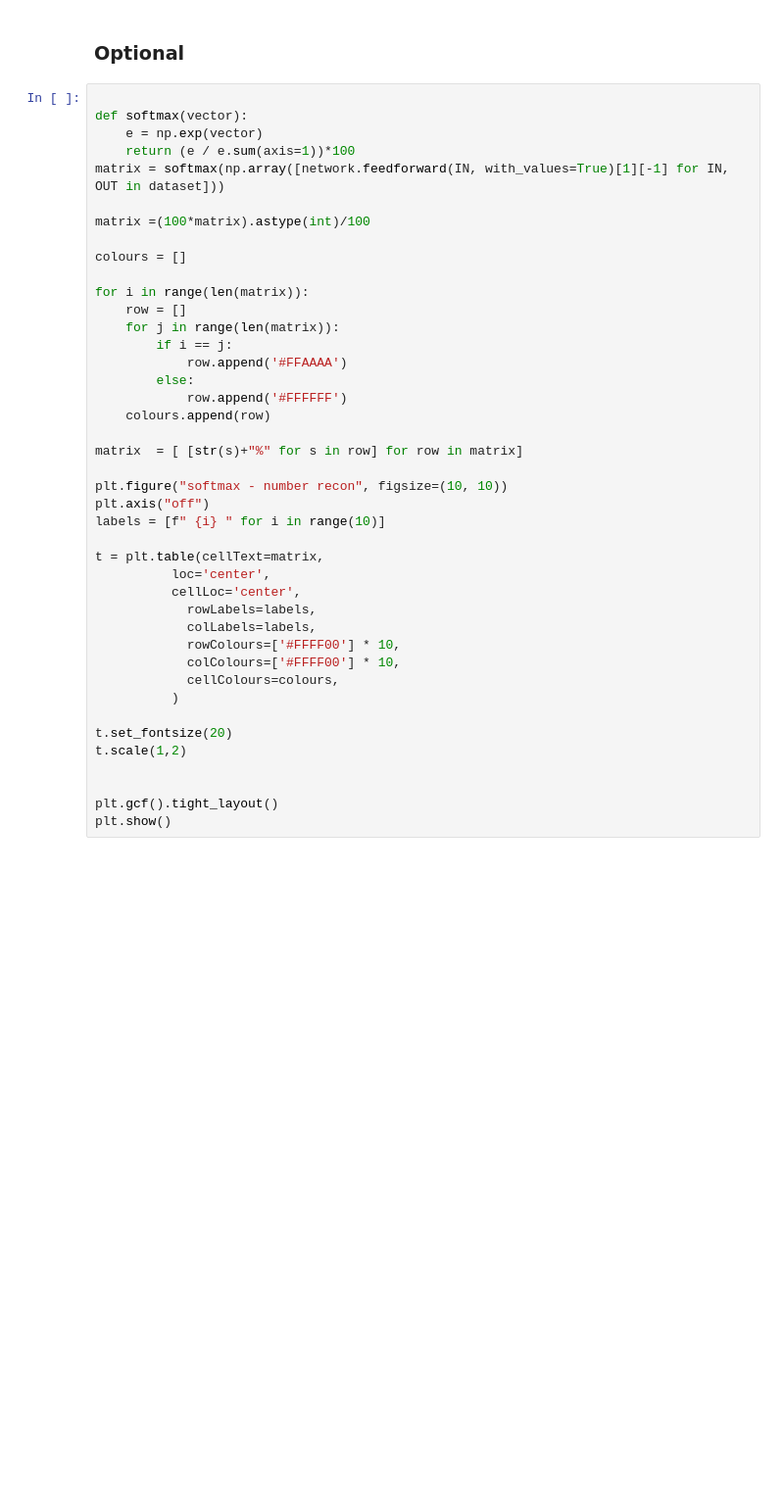
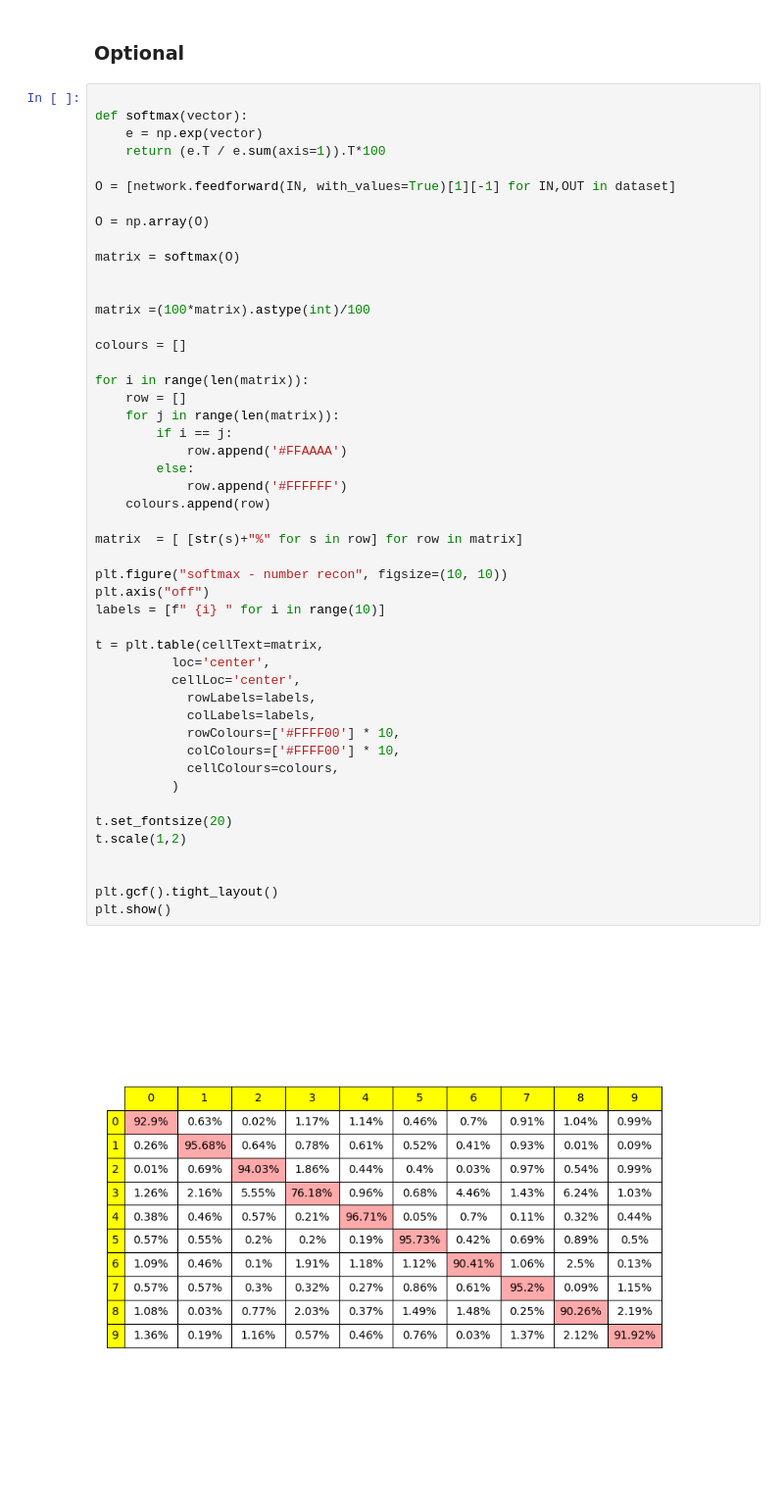
Before and after one commit to Natu17/TPs_SIA, a Jupyter notebook: TP3/ej3.ipynb, the cells around one changed output. Shown at 98% size. Drawn from its saved outputs; the diff is of its cells as text; blank space fills up the shorter version.

```diff
--- a/TP3/ej3.ipynb
+++ b/TP3/ej3.ipynb
@@ -459,8 +513,14 @@ plt.show()
 
 def softmax(vector):
 	e = np.exp(vector)
-	return (e / e.sum(axis=1))*100
-matrix = softmax(np.array([network.feedforward(IN, with_values=True)[1][-1] for IN, OUT in dataset]))
+	return (e.T / e.sum(axis=1)).T*100
+
+O = [network.feedforward(IN, with_values=True)[1][-1] for IN,OUT in dataset]
+
+O = np.array(O)
+
+matrix = softmax(O)
+
 
 matrix =(100*matrix).astype(int)/100
 
@@ -470,30 +530,32 @@ for i in range(len(matrix)):
     row = []
     for j in range(len(matrix)):
         if i == j:
             row.append('#FFAAAA')
         else:
             row.append('#FFFFFF')
     colours.append(row)
 
 matrix  = [ [str(s)+"%" for s in row] for row in matrix]
 
 plt.figure("softmax - number recon", figsize=(10, 10))
 plt.axis("off")
 labels = [f" {i} " for i in range(10)]
 
 t = plt.table(cellText=matrix,
           loc='center',
           cellLoc='center',
             rowLabels=labels,
             colLabels=labels,
             rowColours=['#FFFF00'] * 10,
             colColours=['#FFFF00'] * 10,
             cellColours=colours,
           )
 
 t.set_fontsize(20)
 t.scale(1,2)
 
 
 plt.gcf().tight_layout()
 plt.show()
+# %% [output]
+[figure, added]
```
Also changed, not shown: parts of 15 cells of this notebook, 3 other files.
